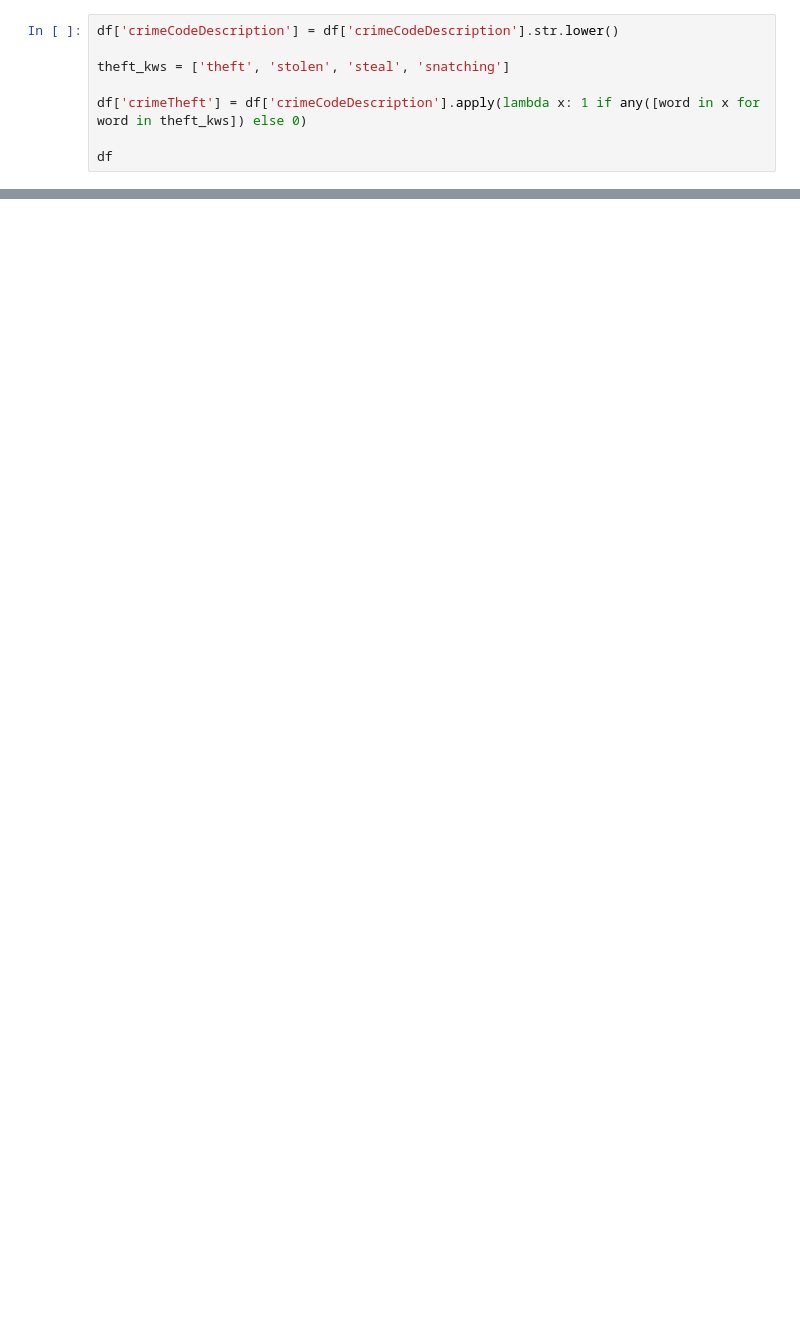
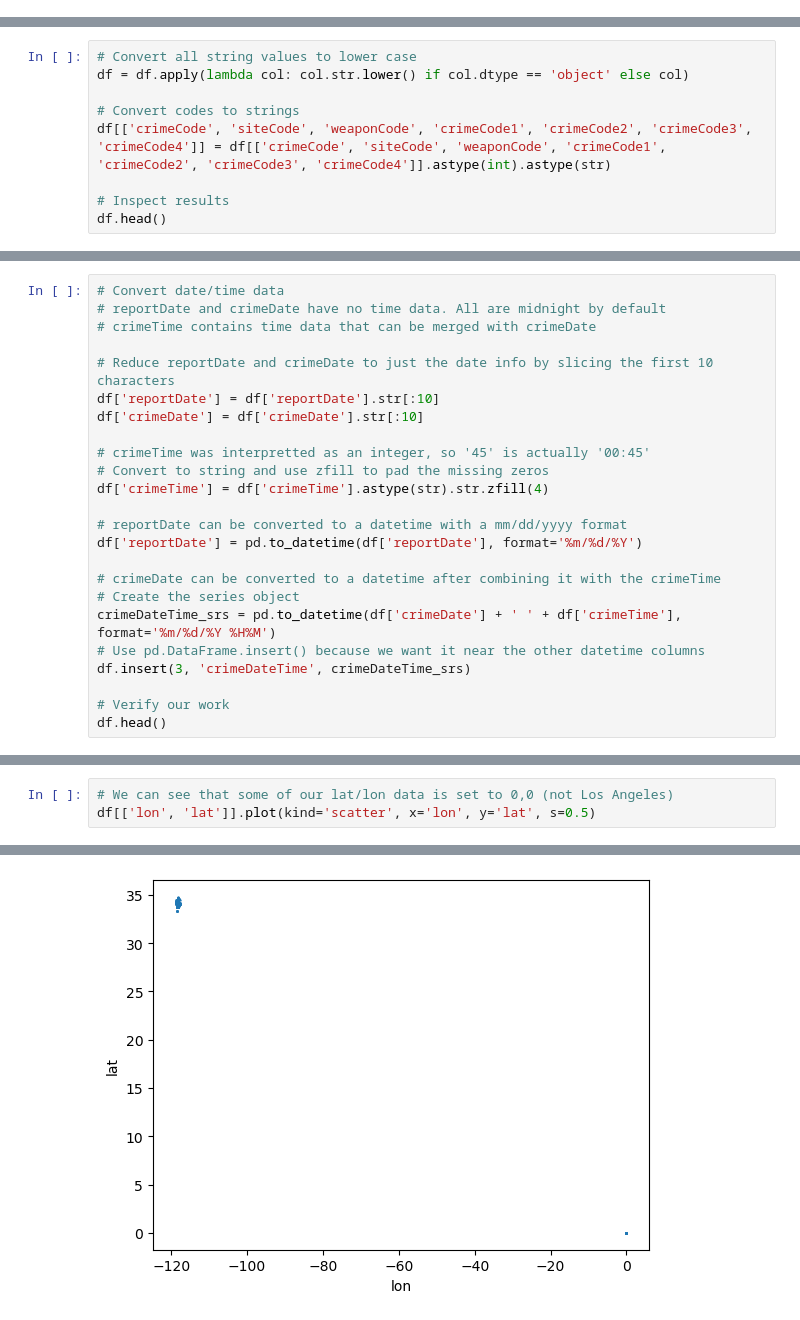
Before and after one commit to wihbit/la_crime, a Jupyter notebook: cleaning.ipynb, the cells around one changed output, grey strips where cells are left out. Drawn from its saved outputs; the diff is of its cells as text; blank space fills up the shorter version.

```diff
--- a/cleaning.ipynb
+++ b/cleaning.ipynb
@@ -80,8 +79,0 @@ crime_categories.to_csv('crime_categories')
-# %%
-df['crimeCodeDescription'] = df['crimeCodeDescription'].str.lower()
-
-theft_kws = ['theft', 'stolen', 'steal', 'snatching']
-
-df['crimeTheft'] = df['crimeCodeDescription'].apply(lambda x: 1 if any([word in x for word in theft_kws]) else 0)
-
-df
@@ -119,0 +118,9 @@ Name: count, dtype: int64
+# %%
+# Convert all string values to lower case
+df = df.apply(lambda col: col.str.lower() if col.dtype == 'object' else col)
+
+# Convert codes to strings
+df[['crimeCode', 'siteCode', 'weaponCode', 'crimeCode1', 'crimeCode2', 'crimeCode3', 'crimeCode4']] = df[['crimeCode', 'siteCode', 'weaponCode', 'crimeCode1', 'crimeCode2', 'crimeCode3', 'crimeCode4']].astype(int).astype(str)
+
+# Inspect results
+df.head()
@@ -119,0 +136,24 @@ Name: count, dtype: int64
+# %%
+# Convert date/time data
+# reportDate and crimeDate have no time data. All are midnight by default
+# crimeTime contains time data that can be merged with crimeDate
+
+# Reduce reportDate and crimeDate to just the date info by slicing the first 10 characters
+df['reportDate'] = df['reportDate'].str[:10]
+df['crimeDate'] = df['crimeDate'].str[:10]
+
+# crimeTime was interpretted as an integer, so '45' is actually '00:45'
+# Convert to string and use zfill to pad the missing zeros
+df['crimeTime'] = df['crimeTime'].astype(str).str.zfill(4)
+
+# reportDate can be converted to a datetime with a mm/dd/yyyy format
+df['reportDate'] = pd.to_datetime(df['reportDate'], format='%m/%d/%Y')
+
+# crimeDate can be converted to a datetime after combining it with the crimeTime
+# Create the series object
+crimeDateTime_srs = pd.to_datetime(df['crimeDate'] + ' ' + df['crimeTime'], format='%m/%d/%Y %H%M')
+# Use pd.DataFrame.insert() because we want it near the other datetime columns
+df.insert(3, 'crimeDateTime', crimeDateTime_srs)
+
+# Verify our work
+df.head()
@@ -119,0 +169,4 @@ Name: count, dtype: int64
+# %%
+# We can see that some of our lat/lon data is set to 0,0 (not Los Angeles)
+df[['lon', 'lat']].plot(kind='scatter', x='lon', y='lat', s=0.5)
+# %% [output]
@@ -119,0 +174 @@ Name: count, dtype: int64
+[figure, added]
```
Also changed, not shown: parts of 25 cells of this notebook, 1 other file.
